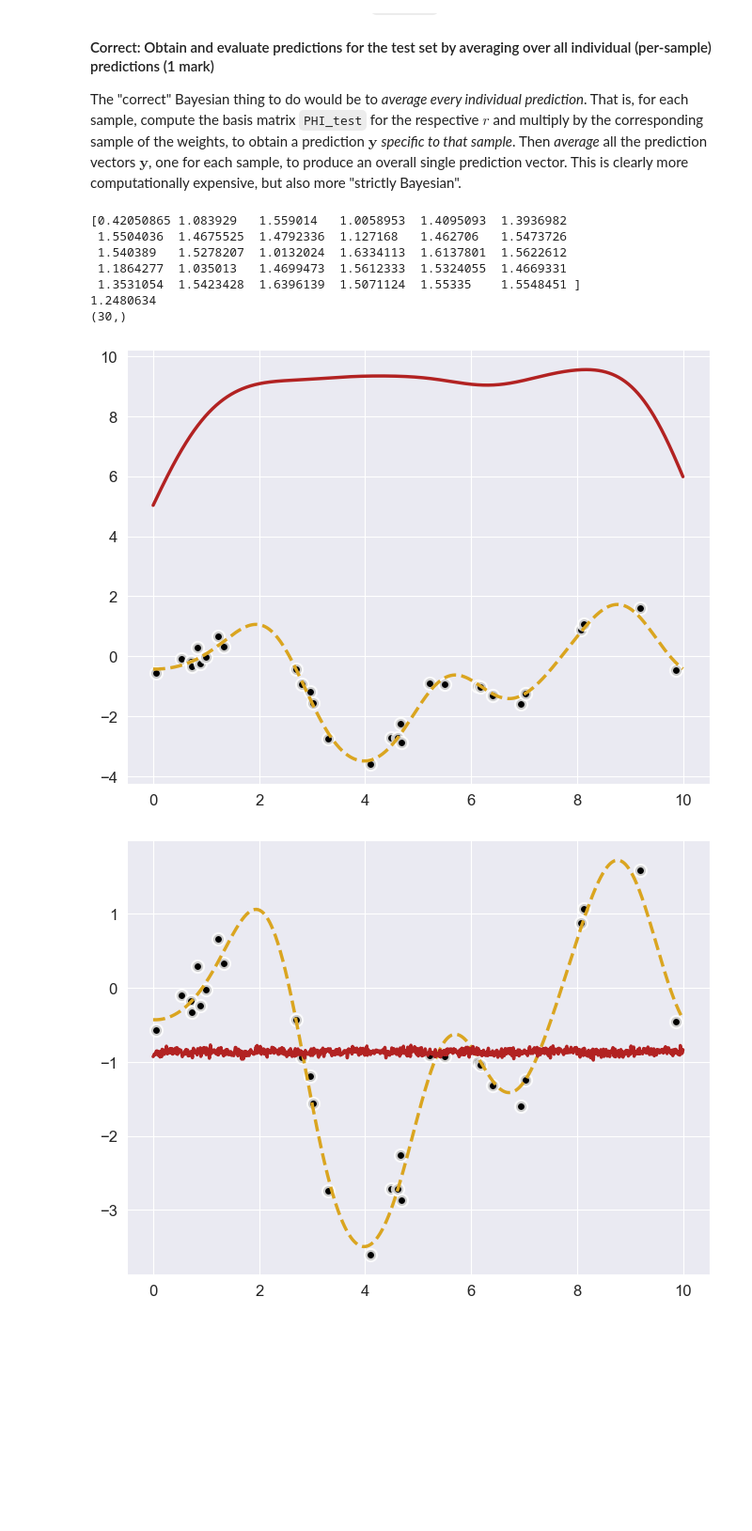
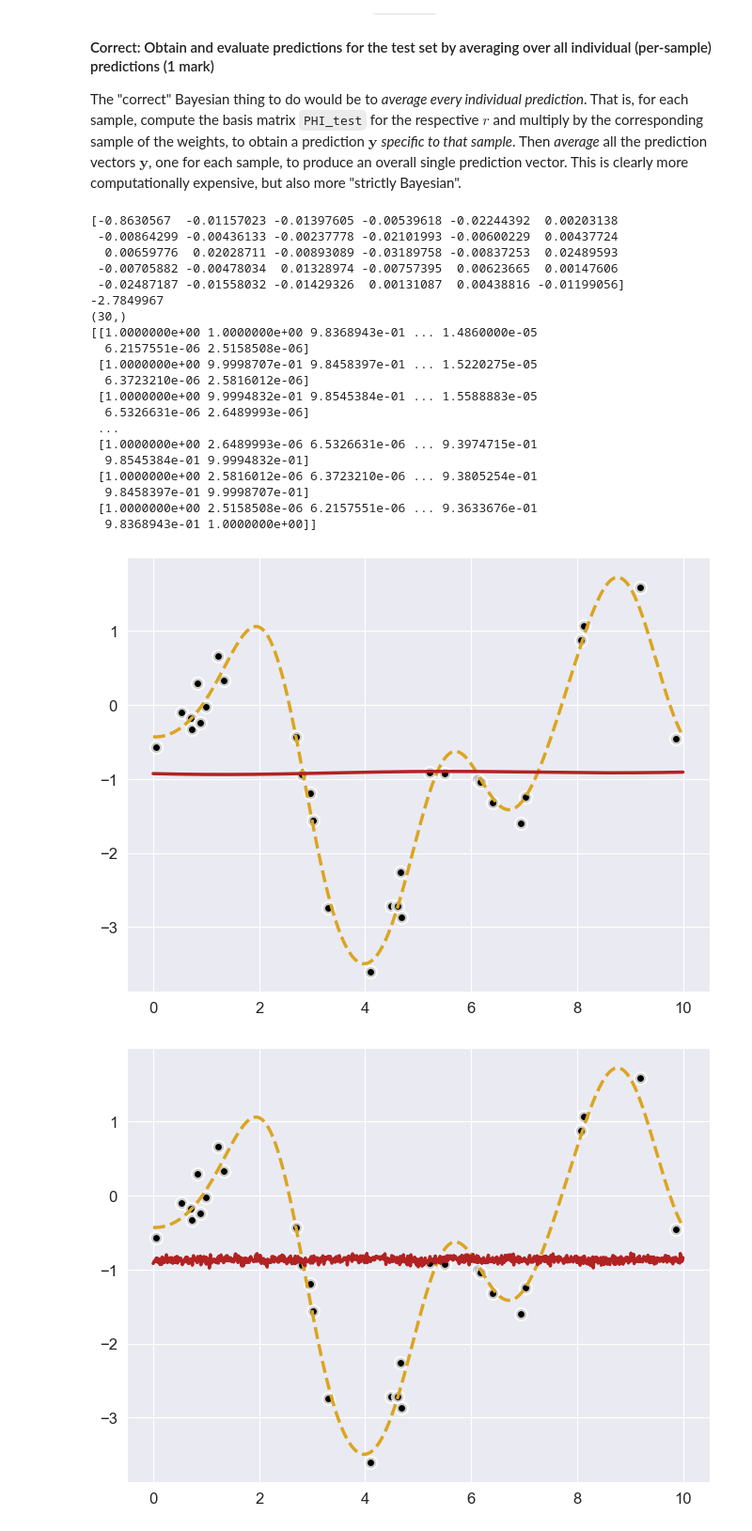
Before and after one commit to jevetts1/bml-coursework-1, a Jupyter notebook: Bayesian Coursework Part A/Assessment1-PartA.ipynb, the cells around one changed output. Shown at 94% size. Cells and saved outputs as stored; diff of their text form; code cells hidden in the pictures; blank space fills up the shorter version.

```diff
--- a/Bayesian Coursework Part A/Assessment1-PartA.ipynb
+++ b/Bayesian Coursework Part A/Assessment1-PartA.ipynb
@@ -747,19 +749,27 @@ import math
 JRBF = JRBFGenerator(centres, bias=True)
 
 #### **** YOUR CODE HERE **** ####
-
-def model(x, y):
-    log_noise_sigma = numpyro.sample('log_sigma', dist.Uniform(jnp.log(1e-3), jnp.log(5.0)))
-    noise_sigma = jnp.exp(log_noise_sigma)
-
-    alpha = numpyro.deterministic("alpha", 1.15)
-
-    log_r = numpyro.sample('log_r', dist.Uniform(jnp.log(0.05), jnp.log(0.5)))
+def model(x, y=None):
+    # radius (log-uniform)
+    log_r = numpyro.sample("log_r", dist.Uniform(jnp.log(0.05), jnp.log(2.)))
     r = jnp.exp(log_r)
 
-    with numpyro.plate('weights', 30):
-        w = numpyro.sample('w', dist.Normal(0.0, jnp.sqrt(1.0 / alpha)))
+    # noise sigma (log-uniform)
+    log_sigma = numpyro.sample("log_sigma", dist.Uniform(-5., 2.))
+    sigma = jnp.exp(log_sigma)
 
-    PHI = JRBF.evaluate(x, radius=r)
-    y_pred = jnp.dot(PHI, w)
-    numpyro.sample('obs', dist.Normal(y_pred, noise_sigma), obs=y)
+    # weight precision alpha (log-uniform)
+    log_alpha = numpyro.sample("log_alpha", dist.Uniform(-5., 5.))
+    alpha = jnp.exp(log_alpha)
+
+    # design matrix
+    PHI = JRBF.evaluate(x, radius=r)           # shape (N, M)
+
+    # weights: Normal(0, 1/sqrt(alpha))
+    with numpyro.plate("weights", 30):
+        w = numpyro.sample("w", dist.Normal(0., 1.0 / jnp.sqrt(alpha)))
+
+    # likelihood
+    mean = PHI @ w
+    with numpyro.plate("pred", len(x)):
+        numpyro.sample("obs", dist.Normal(mean, sigma), obs=y)
@@ -820,7 +834,7 @@ p_seed = 0
 nuts_kernel = NUTS(model)
 mcmc = MCMC(nuts_kernel, num_samples=num_samples, num_warmup=num_warmup)
 rng_key = jax.random.key(p_seed)
-mcmc.run(rng_key, x_train, y_train)
+mcmc.run(rng_key, x=x_train, y=y_train)
 mcmc.print_summary()
 # %% [output]
                  mean       std    median      5.0%     95.0%     n_eff     r_hat
@@ -865,7 +891,7 @@ means = []
 
 for key, value in samples.items():
     print(f"\t{key:6s}", value.shape)
-    values.append(np.exp(value))
+    values.append(value)
     keys.append(key)
 
 for key in samples.keys():
@@ -935,31 +961,44 @@ The "correct" Bayesian thing to do would be to *average every individual predict
 # %%
 #### **** YOUR CODE HERE **** ####
 weights = np.array(values[3])
 w_means = np.mean(weights, axis=0)
 
 print(w_means)
 
-r_vals = np.array(values[2])
+r_vals = np.array(values[1])
 r_mean = np.mean(r_vals)
-
 print(r_mean)
 
 PHI_test = JRBF.evaluate(x_test, radius=r_mean)  # radius is sampled r
 print(w_means.shape)
+print(PHI_test)
+y_pred = np.array(jnp.dot(PHI_test, w_means))
 
-y_pred = np.array(jnp.dot(PHI_test, w_means))
 # Pragmatic predictions
 
 setup.plot_regression(x_train, y_train, x_test, y_test, y_pred, figsize=(10,24))
 # %% [output]
-[0.42050865 1.083929   1.559014   1.0058953  1.4095093  1.3936982
- 1.5504036  1.4675525  1.4792336  1.127168   1.462706   1.5473726
- 1.540389   1.5278207  1.0132024  1.6334113  1.6137801  1.5622612
- 1.1864277  1.035013   1.4699473  1.5612333  1.5324055  1.4669331
- 1.3531054  1.5423428  1.6396139  1.5071124  1.55335    1.5548451 ]
-1.2480634
+[-0.8630567  -0.01157023 -0.01397605 -0.00539618 -0.02244392  0.00203138
+ -0.00864299 -0.00436133 -0.00237778 -0.02101993 -0.00600229  0.00437724
+  0.00659776  0.02028711 -0.00893089 -0.03189758 -0.00837253  0.02489593
+ -0.00705882 -0.00478034  0.01328974 -0.00757395  0.00623665  0.00147606
+ -0.02487187 -0.01558032 -0.01429326  0.00131087  0.00438816 -0.01199056]
+-2.7849967
 (30,)
+[[1.0000000e+00 1.0000000e+00 9.8368943e-01 ... 1.4860000e-05
+  6.2157551e-06 2.5158508e-06]
+ [1.0000000e+00 9.9998707e-01 9.8458397e-01 ... 1.5220275e-05
+  6.3723210e-06 2.5816012e-06]
+ [1.0000000e+00 9.9994832e-01 9.8545384e-01 ... 1.5588883e-05
+  6.5326631e-06 2.6489993e-06]
+ ...
+ [1.0000000e+00 2.6489993e-06 6.5326631e-06 ... 9.3974715e-01
+  9.8545384e-01 9.9994832e-01]
+ [1.0000000e+00 2.5816012e-06 6.3723210e-06 ... 9.3805254e-01
+  9.8458397e-01 9.9998707e-01]
+ [1.0000000e+00 2.5158508e-06 6.2157551e-06 ... 9.3633676e-01
+  9.8368943e-01 1.0000000e+00]]
-[figure, old version]
+[figure, new version]
 # %%
 def model_2(x, y):
     noise_sigma = numpyro.sample("sigma", dist.HalfNormal(1.0))
```
Also changed, not shown: parts of 15 cells of this notebook, 2 other files.
